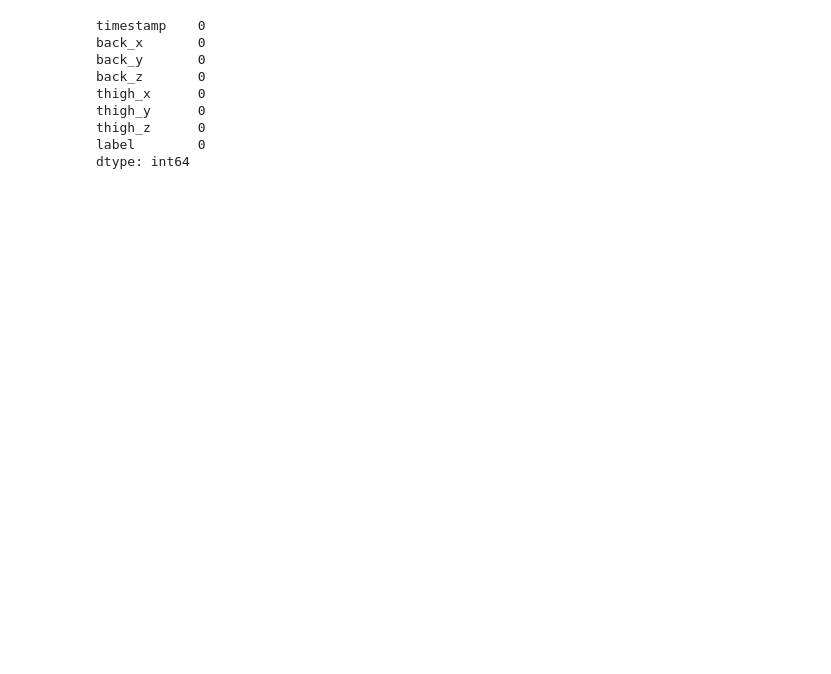
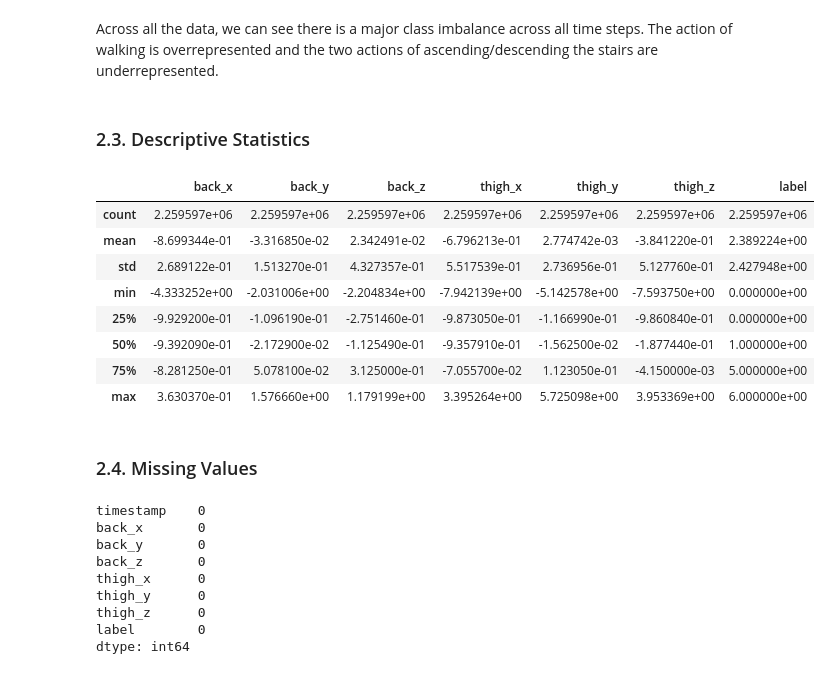
Before and after one commit to thenoobychocobo/human-activity-recognition-70plus, a Jupyter notebook: eda.ipynb, the cells around one changed output. Drawn from its saved outputs; the diff is of its cells as text; code cells hidden in the pictures; blank space fills up the shorter version.

```diff
--- a/eda.ipynb
+++ b/eda.ipynb
@@ -103,0 +167,2 @@ df.head()
+# %%
+df = load_har70_csv_files()
@@ -104,3 +204,21 @@ df.head()
+# %% [markdown]
+Across all the data, we can see there is a major class imbalance across all time steps. The action of walking is overrepresented and the two actions of ascending/descending the stairs are underrepresented.
+# %% [markdown]
+### 2.3. Descriptive Statistics
+# %%
+df.describe()
+# %% [output]
+|  | back_x | back_y | back_z | thigh_x | thigh_y | thigh_z | label |
+| count | 2.259597e+06 | 2.259597e+06 | 2.259597e+06 | 2.259597e+06 | 2.259597e+06 | 2.259597e+06 | 2.259597e+06 |
+| mean | -8.699344e-01 | -3.316850e-02 | 2.342491e-02 | -6.796213e-01 | 2.774742e-03 | -3.841220e-01 | 2.389224e+00 |
+| std | 2.689122e-01 | 1.513270e-01 | 4.327357e-01 | 5.517539e-01 | 2.736956e-01 | 5.127760e-01 | 2.427948e+00 |
+| min | -4.333252e+00 | -2.031006e+00 | -2.204834e+00 | -7.942139e+00 | -5.142578e+00 | -7.593750e+00 | 0.000000e+00 |
+| 25% | -9.929200e-01 | -1.096190e-01 | -2.751460e-01 | -9.873050e-01 | -1.166990e-01 | -9.860840e-01 | 0.000000e+00 |
+| 50% | -9.392090e-01 | -2.172900e-02 | -1.125490e-01 | -9.357910e-01 | -1.562500e-02 | -1.877440e-01 | 1.000000e+00 |
+| 75% | -8.281250e-01 | 5.078100e-02 | 3.125000e-01 | -7.055700e-02 | 1.123050e-01 | -4.150000e-03 | 5.000000e+00 |
+| max | 3.630370e-01 | 1.576660e+00 | 1.179199e+00 | 3.395264e+00 | 5.725098e+00 | 3.953369e+00 | 6.000000e+00 |
+# %% [markdown]
+### 2.4. Missing Values
 # %%
 # Check for missing values
 df.isnull().sum()
```
Also changed, not shown: parts of 42 cells of this notebook.
